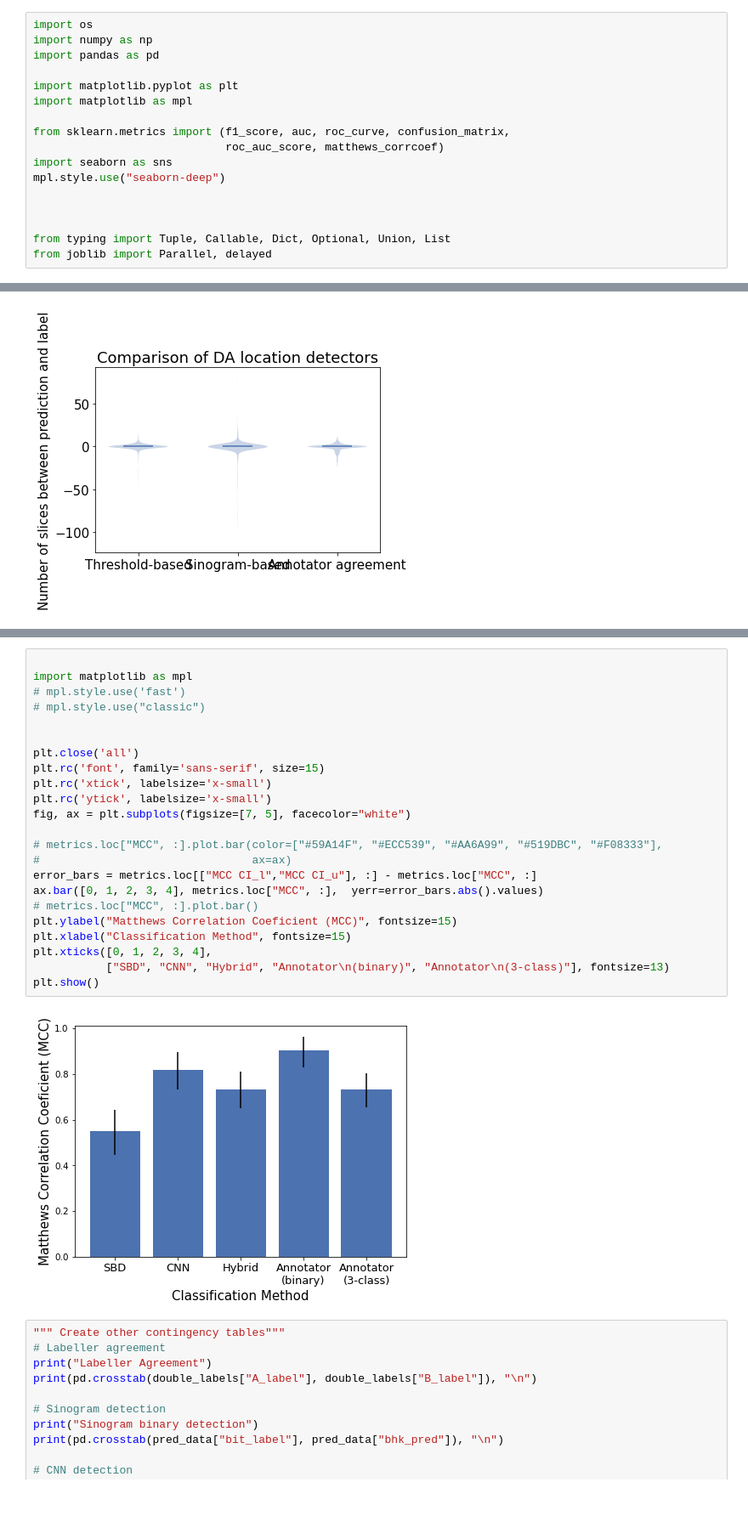
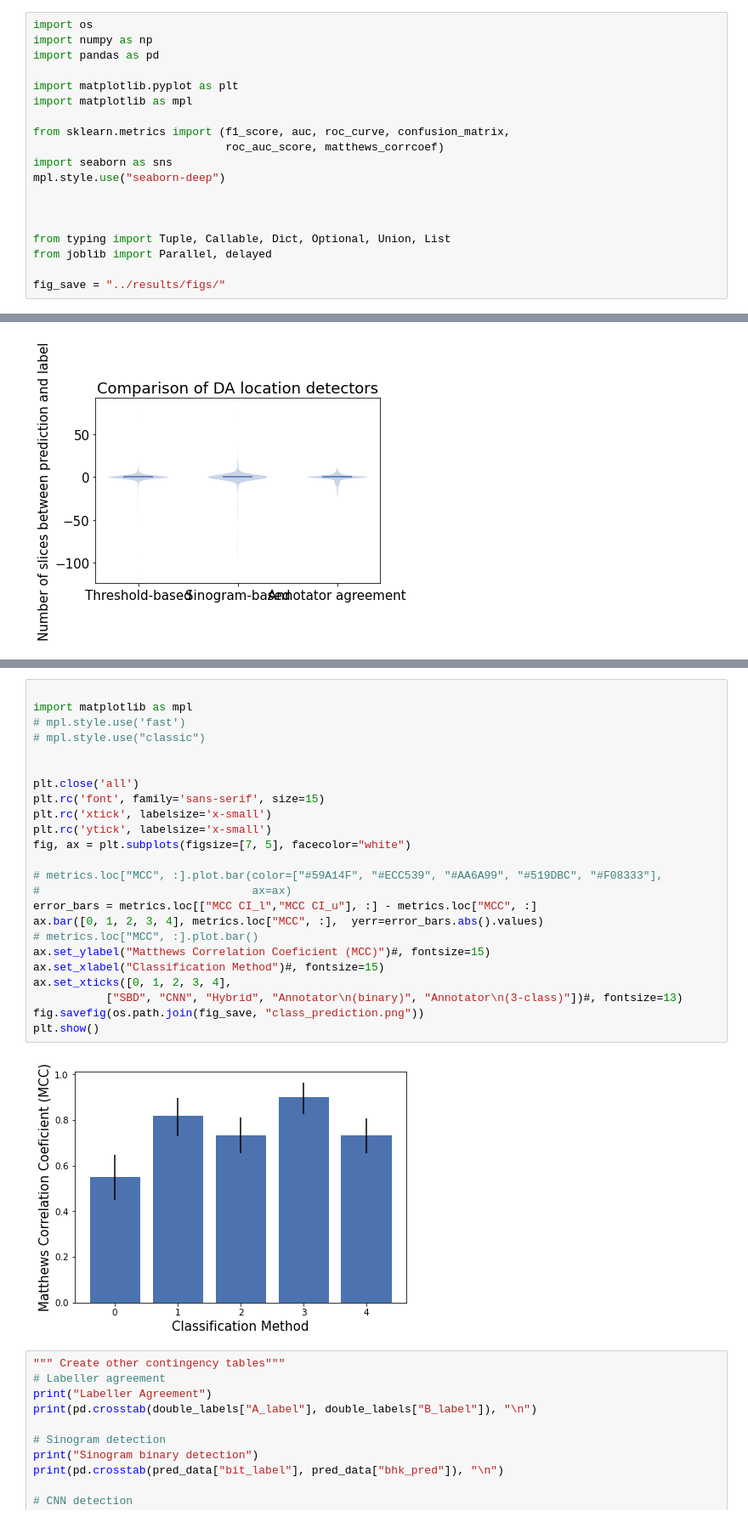
Before and after one commit to bhklab/DA-Detection, a Jupyter notebook: analysis/performance_assessment.ipynb, the cells around one changed output, grey strips where cells are left out. Shown at 85% size. Drawn from its saved outputs; the diff is of its cells as text.

```diff
--- a/analysis/performance_assessment.ipynb
+++ b/analysis/performance_assessment.ipynb
@@ -15,6 +15,8 @@ mpl.style.use("seaborn-deep")
 
 from typing import Tuple, Callable, Dict, Optional, Union, List
 from joblib import Parallel, delayed
+
+fig_save = "../results/figs/"
 # %%
 os.path.exists("../results/CNN/binary_class.csv")
 # %% [output]
@@ -694,28 +700,29 @@ metrics
 # %%
 
 import matplotlib as mpl
 # mpl.style.use('fast')
 # mpl.style.use("classic")
 
 
 plt.close('all')
 plt.rc('font', family='sans-serif', size=15)
 plt.rc('xtick', labelsize='x-small')
 plt.rc('ytick', labelsize='x-small')
 fig, ax = plt.subplots(figsize=[7, 5], facecolor="white")
 
 # metrics.loc["MCC", :].plot.bar(color=["#59A14F", "#ECC539", "#AA6A99", "#519DBC", "#F08333"],
 #                                ax=ax)
 error_bars = metrics.loc[["MCC CI_l","MCC CI_u"], :] - metrics.loc["MCC", :]
 ax.bar([0, 1, 2, 3, 4], metrics.loc["MCC", :],  yerr=error_bars.abs().values)
 # metrics.loc["MCC", :].plot.bar()
-plt.ylabel("Matthews Correlation Coeficient (MCC)", fontsize=15)
-plt.xlabel("Classification Method", fontsize=15)
-plt.xticks([0, 1, 2, 3, 4],
-           ["SBD", "CNN", "Hybrid", "Annotator\n(binary)", "Annotator\n(3-class)"], fontsize=13)
+ax.set_ylabel("Matthews Correlation Coeficient (MCC)")#, fontsize=15)
+ax.set_xlabel("Classification Method")#, fontsize=15)
+ax.set_xticks([0, 1, 2, 3, 4],
+           ["SBD", "CNN", "Hybrid", "Annotator\n(binary)", "Annotator\n(3-class)"])#, fontsize=13)
+fig.savefig(os.path.join(fig_save, "class_prediction.png"))
 plt.show()
 # %% [output]
-[figure, old version]
+[figure, new version]
 # %%
 """ Create other contingency tables"""
 # Labeller agreement
```
Also changed, not shown: parts of 6 cells of this notebook, 1 other file.
